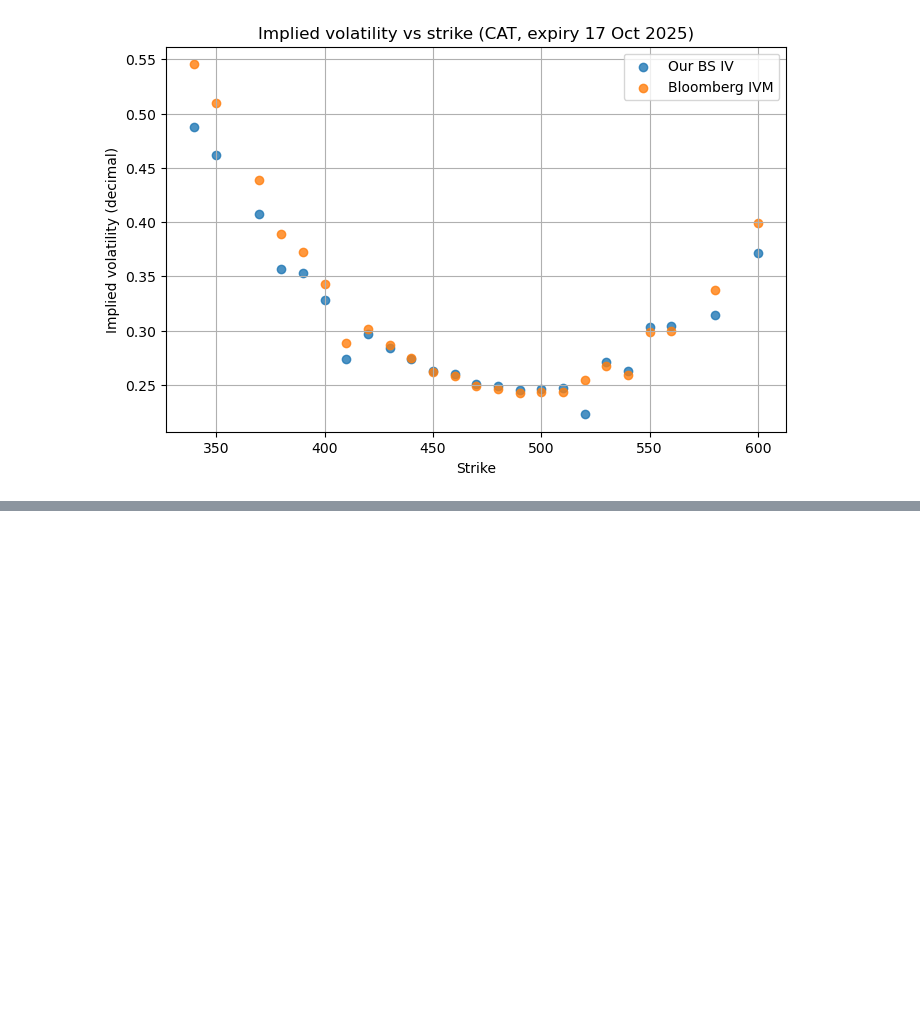
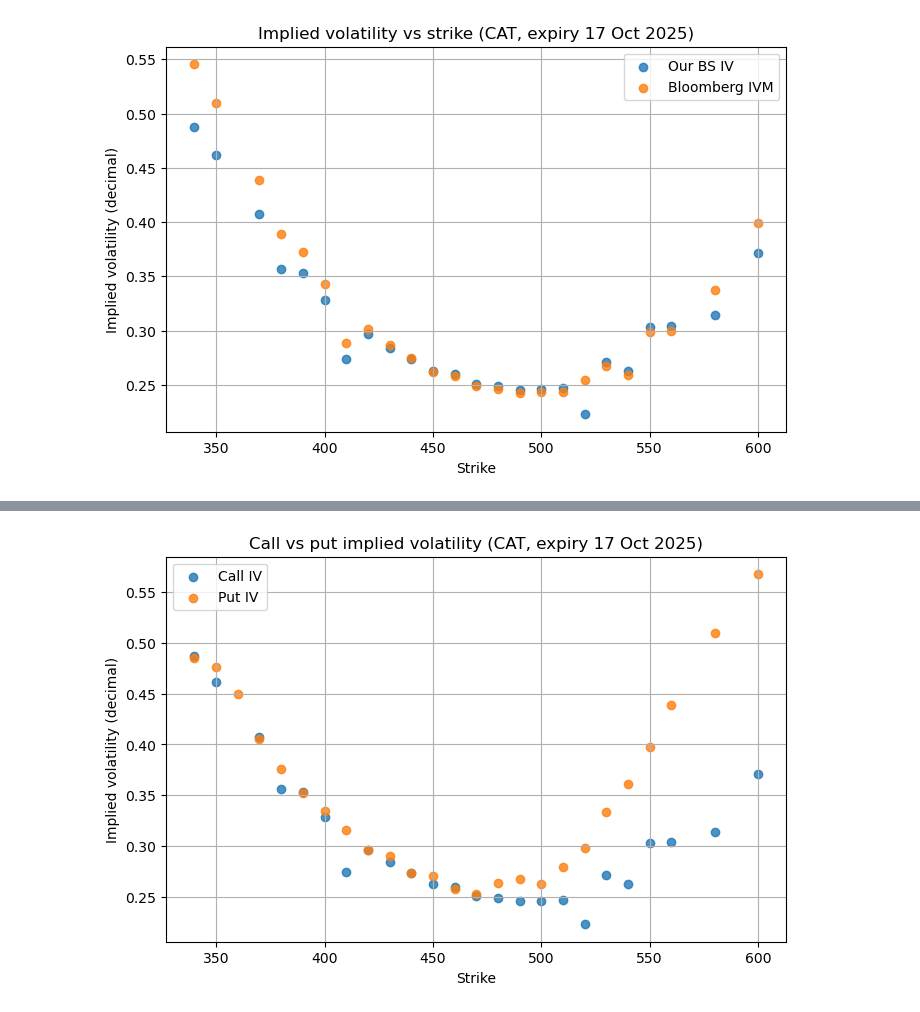
Before and after one commit to crowedavid02/FIN42020-Derivative-Securities-Project, a Jupyter notebook: notebooks/02_parity_iv.ipynb, the cells around one changed output, grey strips where cells are left out. Cells and saved outputs as stored; diff of their text form; code cells hidden in the pictures; blank space fills up the shorter version.

```diff
--- a/notebooks/02_parity_iv.ipynb
+++ b/notebooks/02_parity_iv.ipynb
@@ -349,0 +410,12 @@ plt.show()
+# %%
+plt.figure(figsize=(8, 5))
+plt.scatter(iv["Strike"], iv["IV_calc"], label="Call IV", alpha=0.8)
+plt.scatter(puts_iv_clean["Strike"], puts_iv_clean["IV_put"], label="Put IV", alpha=0.8)
+plt.xlabel("Strike")
+plt.ylabel("Implied volatility (decimal)")
+plt.title("Call vs put implied volatility (CAT, expiry 17 Oct 2025)")
+plt.legend()
+plt.grid(True)
+plt.show()
+# %% [output]
+[figure, added]
```
Also changed, not shown: parts of 4 cells of this notebook, 2 other files.
